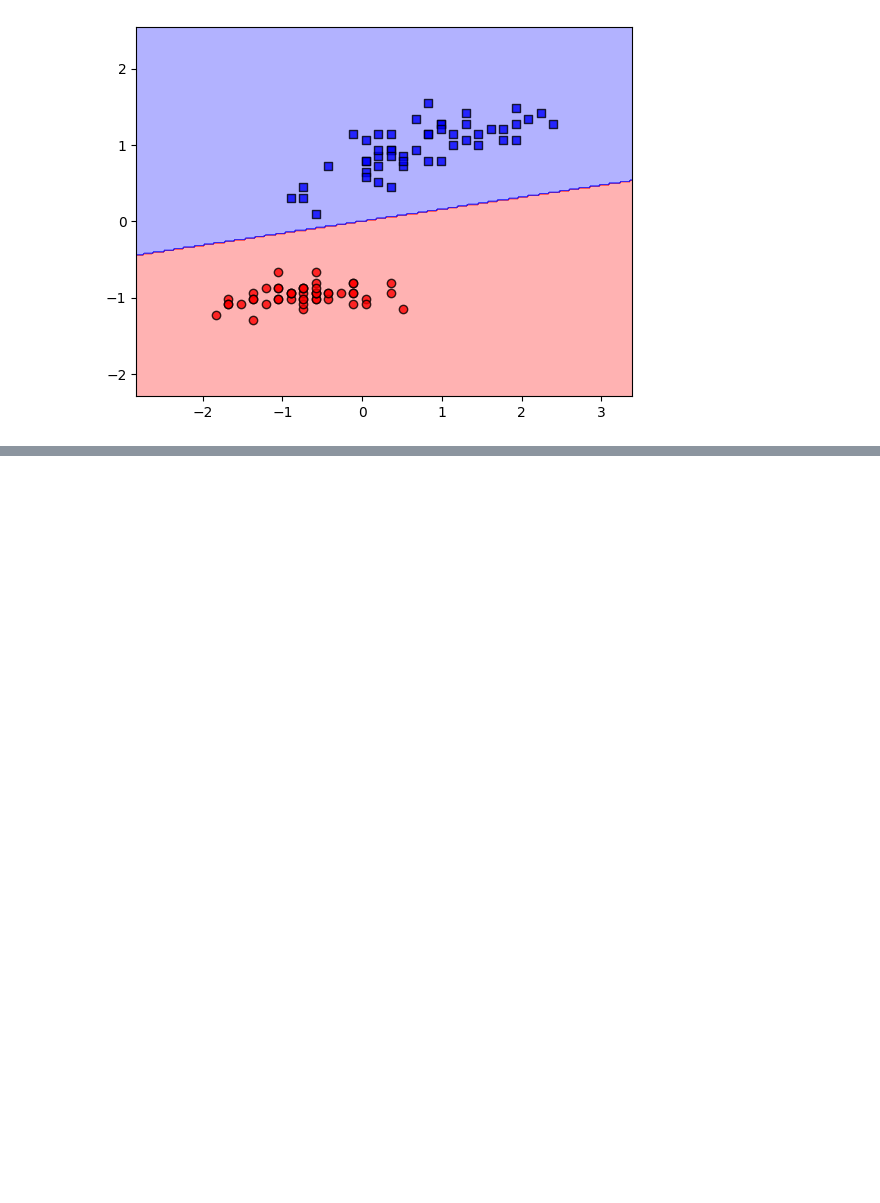
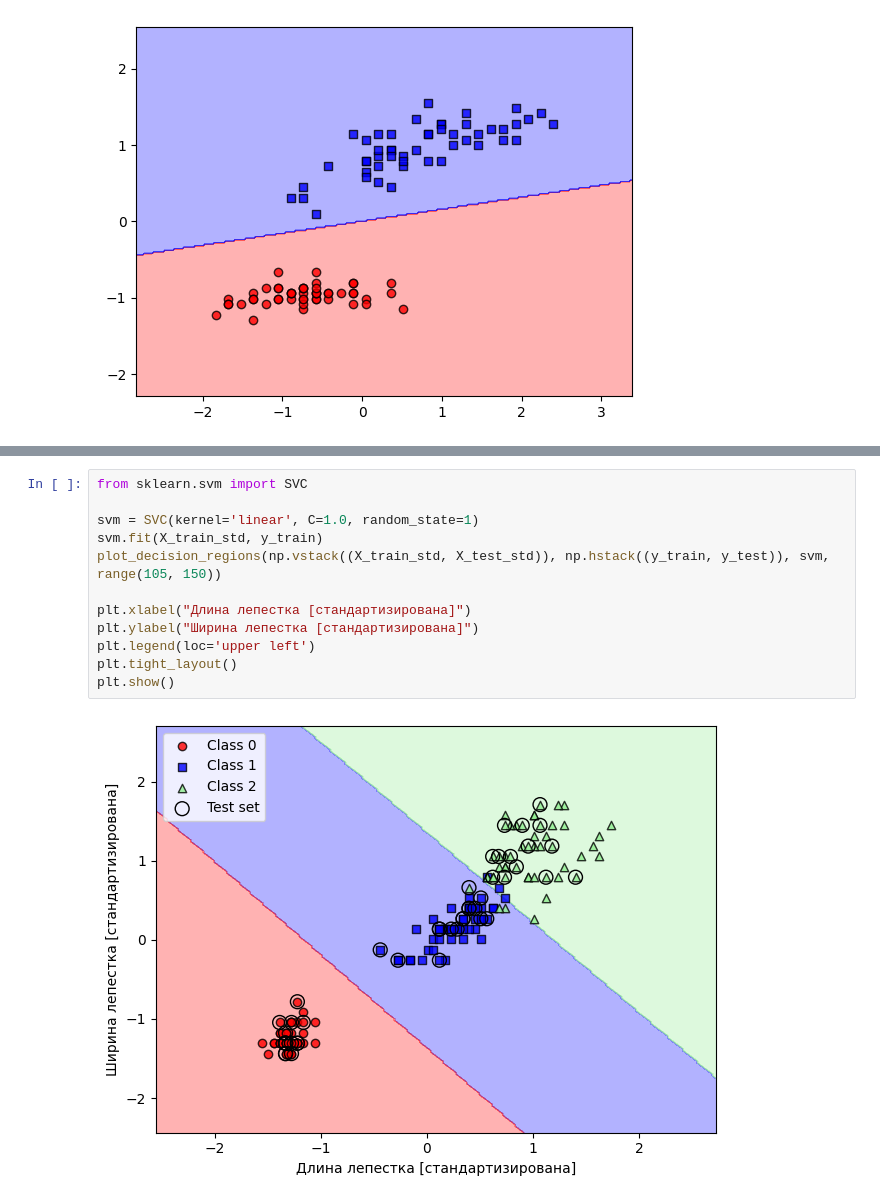
Before and after one commit to gCTRL26/ML_models, a Jupyter notebook: Classification_models/many_models_from_book.ipynb, the cells around one changed output, grey strips where cells are left out. Saved outputs shown, nothing was run; the diff lists cells and outputs as text; blank space fills up the shorter version.

```diff
--- a/Classification_models/many_models_from_book.ipynb
+++ b/Classification_models/many_models_from_book.ipynb
@@ -97,0 +179,14 @@ plot_decision_regions(X_std, y, ada_gd)
+# %%
+from sklearn.svm import SVC
+
+svm = SVC(kernel='linear', C=1.0, random_state=1)
+svm.fit(X_train_std, y_train)
+plot_decision_regions(np.vstack((X_train_std, X_test_std)), np.hstack((y_train, y_test)), svm, range(105, 150))
+
+plt.xlabel("Длина лепестка [стандартизирована]")
+plt.ylabel("Ширина лепестка [стандартизирована]")
+plt.legend(loc='upper left')
+plt.tight_layout()
+plt.show()
+# %% [output]
+[figure, added]
```
Also changed, not shown: parts of 7 cells of this notebook.
